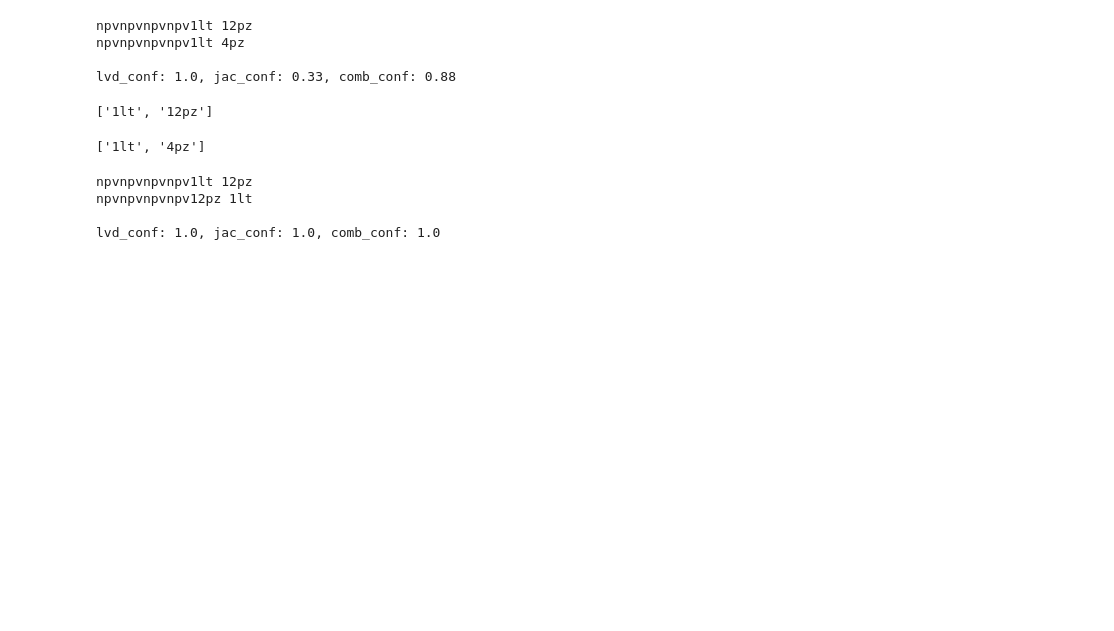
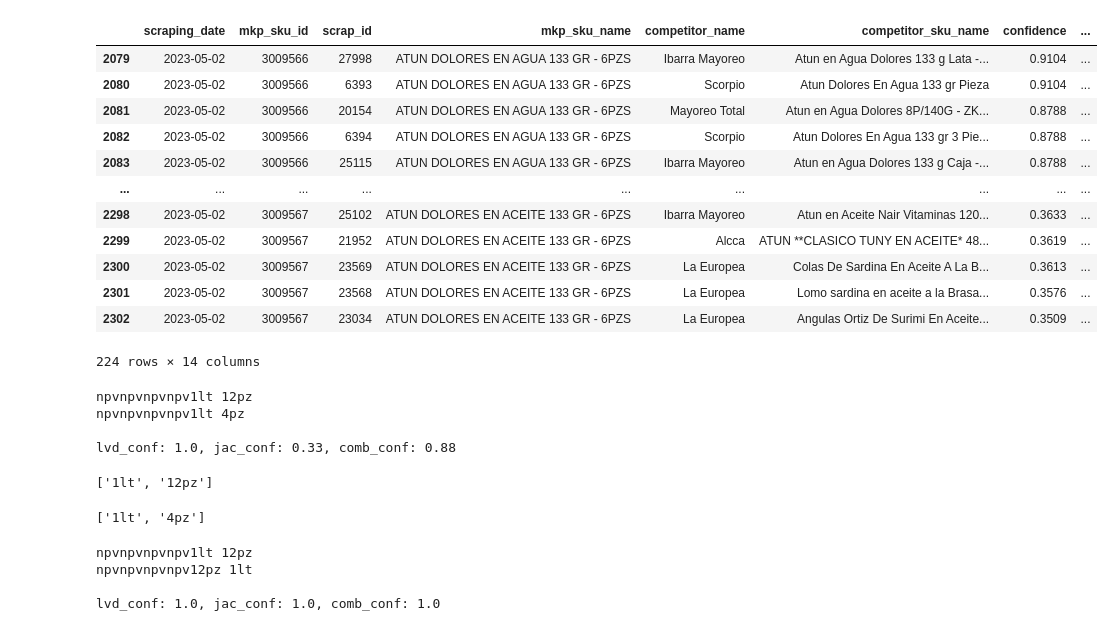
Before and after one commit to riccilopez/mkp_sku_matching, a Jupyter notebook: eda_notebooks/tests.ipynb, the cells around one changed output. Drawn from its saved outputs; the diff is of its cells as text; code cells hidden in the pictures; blank space fills up the shorter version.

Commit message:
Testing ouputs

```diff
--- a/eda_notebooks/tests.ipynb
+++ b/eda_notebooks/tests.ipynb
@@ -12,0 +12,11 @@ from modules.sku_matcher import get_confidence
+# %%
+# Load a matched file for testing
+# Performance
+MATCHING_OUPUT_PATH    = '../data/matched_parquets/'
+output_path = f'{MATCHING_OUPUT_PATH}/02052023_prod_matched_TEST.parquet'
+
+df = pd.read_parquet(output_path)
+
+df[['mkp_sku_id', 'competitor_name', 'mkp_sku_name', 'competitor_sku_name',
+                              'confidence', 'mkp_sku_name_clean', 'comp_sku_name_clean',
+                              'mkp_price', 'competitor_price']]
@@ -13,3 +37,19 @@ from modules.sku_matcher import get_confidence
+# %%
+df[df['mkp_sku_name'].str.lower().str.contains('dolores')]
+# %% [output]
+|  | scraping_date | mkp_sku_id | scrap_id | mkp_sku_name | competitor_name | competitor_sku_name | confidence | ... |
+| 2079 | 2023-05-02 | 3009566 | 27998 | ATUN DOLORES EN AGUA 133 GR - 6PZS | Ibarra Mayoreo | Atun en Agua Dolores 133 g Lata -... | 0.9104 | ... |
+| 2080 | 2023-05-02 | 3009566 | 6393 | ATUN DOLORES EN AGUA 133 GR - 6PZS | Scorpio | Atun Dolores En Agua 133 gr Pieza | 0.9104 | ... |
+| 2081 | 2023-05-02 | 3009566 | 20154 | ATUN DOLORES EN AGUA 133 GR - 6PZS | Mayoreo Total | Atun en Agua Dolores 8P/140G - ZK... | 0.8788 | ... |
+| 2082 | 2023-05-02 | 3009566 | 6394 | ATUN DOLORES EN AGUA 133 GR - 6PZS | Scorpio | Atun Dolores En Agua 133 gr 3 Pie... | 0.8788 | ... |
+| 2083 | 2023-05-02 | 3009566 | 25115 | ATUN DOLORES EN AGUA 133 GR - 6PZS | Ibarra Mayoreo | Atun en Agua Dolores 133 g Caja -... | 0.8788 | ... |
+| ... | ... | ... | ... | ... | ... | ... | ... | ... |
+| 2298 | 2023-05-02 | 3009567 | 25102 | ATUN DOLORES EN ACEITE 133 GR - 6PZS | Ibarra Mayoreo | Atun en Aceite Nair Vitaminas 120... | 0.3633 | ... |
+| 2299 | 2023-05-02 | 3009567 | 21952 | ATUN DOLORES EN ACEITE 133 GR - 6PZS | Alcca | ATUN **CLASICO TUNY EN ACEITE* 48... | 0.3619 | ... |
+| 2300 | 2023-05-02 | 3009567 | 23569 | ATUN DOLORES EN ACEITE 133 GR - 6PZS | La Europea | Colas De Sardina En Aceite A La B... | 0.3613 | ... |
+| 2301 | 2023-05-02 | 3009567 | 23568 | ATUN DOLORES EN ACEITE 133 GR - 6PZS | La Europea | Lomo sardina en aceite a la Brasa... | 0.3576 | ... |
+| 2302 | 2023-05-02 | 3009567 | 23034 | ATUN DOLORES EN ACEITE 133 GR - 6PZS | La Europea | Angulas Ortiz De Surimi En Aceite... | 0.3509 | ... |
+224 rows × 14 columns
 # %%
 def get_performance(s1, s2):
     # Cleaning
```
Also changed, not shown: parts of 10 cells of this notebook.
